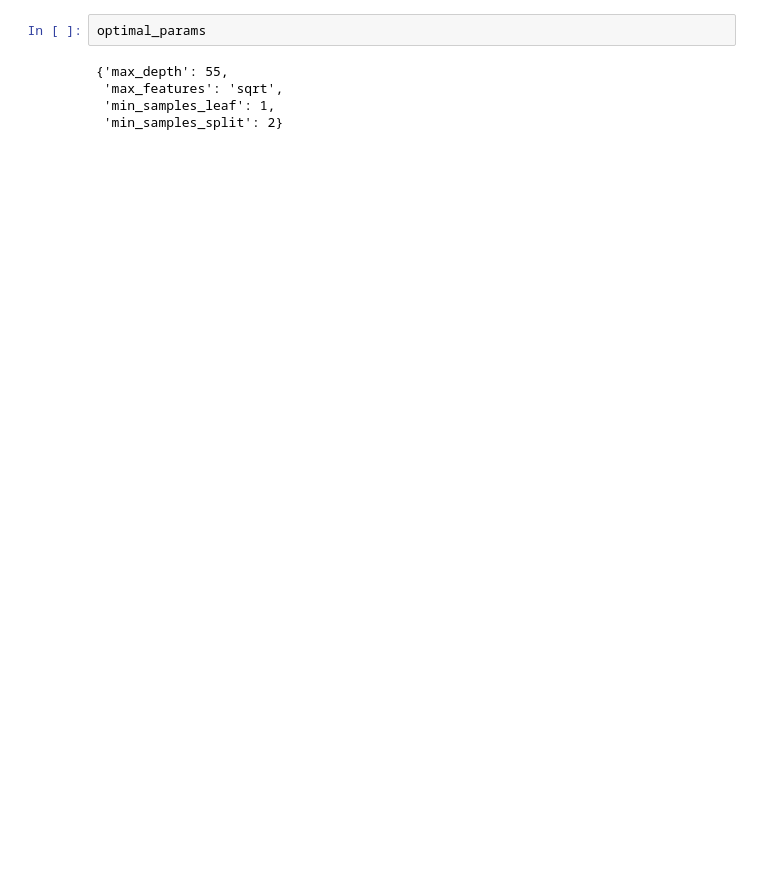
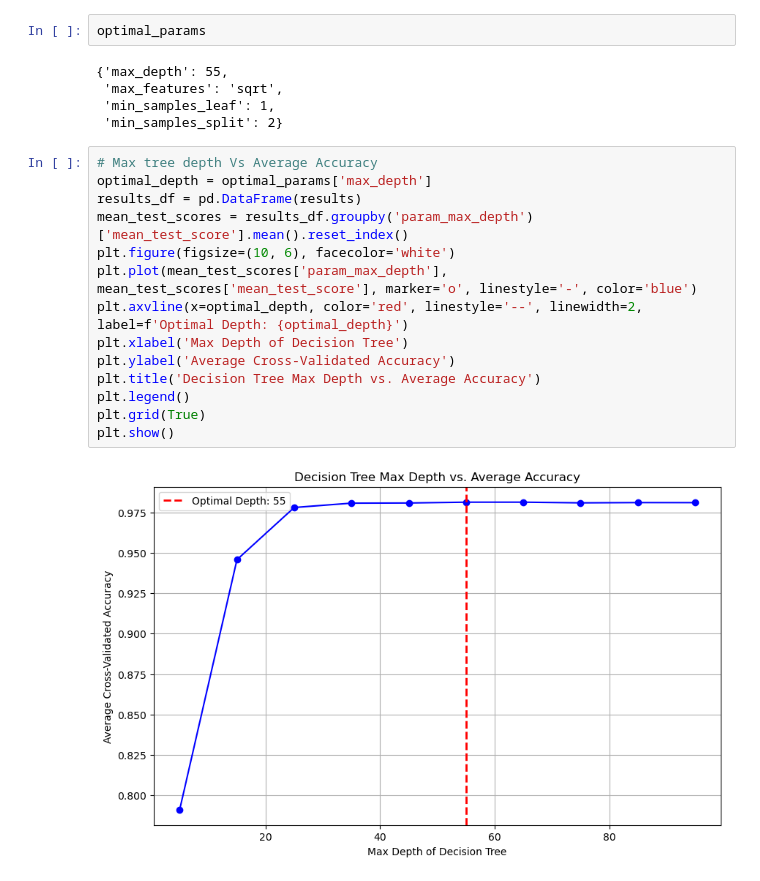
Before and after one commit to JasonL2130/CS334_FinalProject, a Jupyter notebook: new_model_creation.ipynb, the cells around one changed output. Drawn from its saved outputs; the diff is of its cells as text; blank space fills up the shorter version.

```diff
--- a/new_model_creation.ipynb
+++ b/new_model_creation.ipynb
@@ -180,3 +194,19 @@ optimal_params
  'max_features': 'sqrt',
  'min_samples_leaf': 1,
  'min_samples_split': 2}
+# %%
+# Max tree depth Vs Average Accuracy
+optimal_depth = optimal_params['max_depth']
+results_df = pd.DataFrame(results)
+mean_test_scores = results_df.groupby('param_max_depth')['mean_test_score'].mean().reset_index()
+plt.figure(figsize=(10, 6), facecolor='white')
+plt.plot(mean_test_scores['param_max_depth'], mean_test_scores['mean_test_score'], marker='o', linestyle='-', color='blue')
+plt.axvline(x=optimal_depth, color='red', linestyle='--', linewidth=2, label=f'Optimal Depth: {optimal_depth}')
+plt.xlabel('Max Depth of Decision Tree')
+plt.ylabel('Average Cross-Validated Accuracy')
+plt.title('Decision Tree Max Depth vs. Average Accuracy')
+plt.legend()
+plt.grid(True)
+plt.show()
+# %% [output]
+[figure, added]
```
Also changed, not shown: parts of 23 cells of this notebook, 2 other files.
